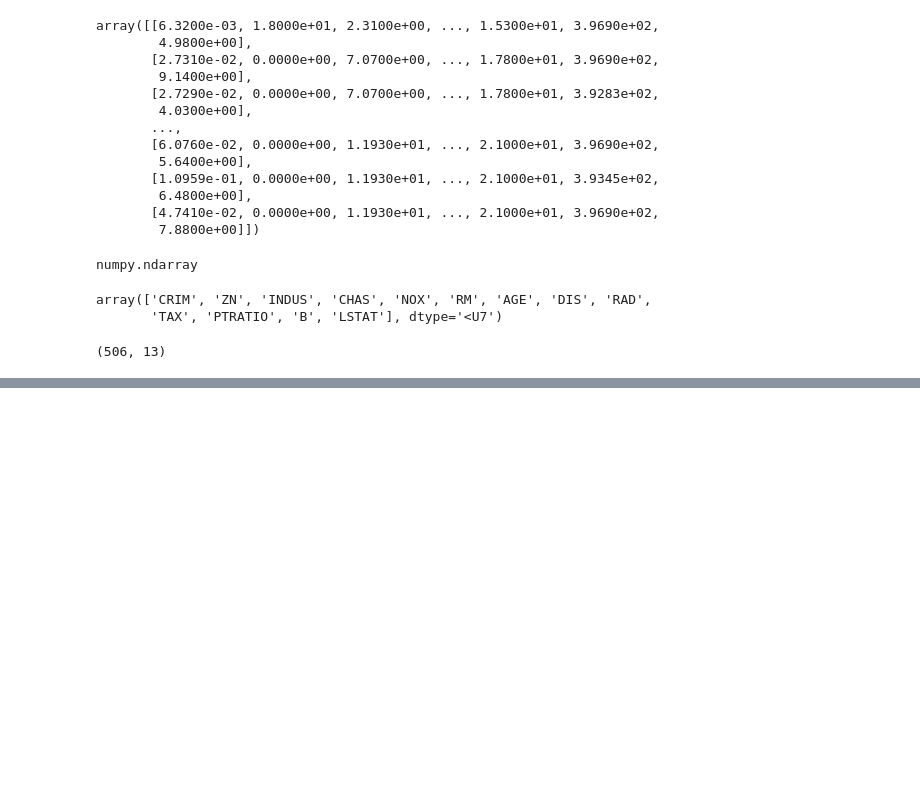
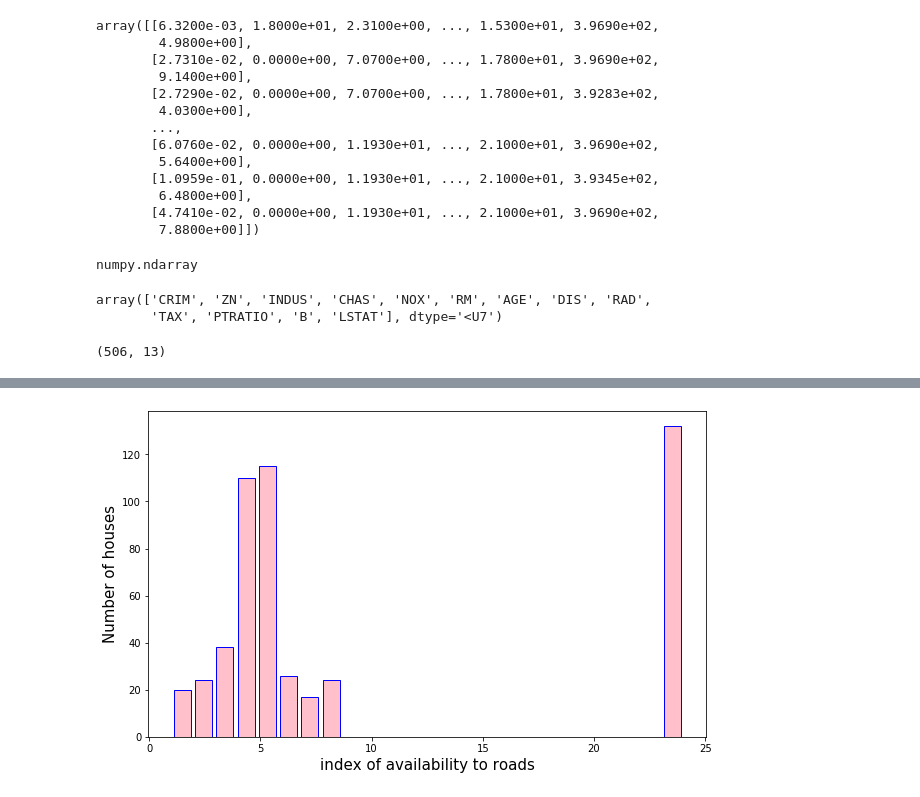
Before and after one commit to Nagaraj-U/Boston-Houseprice-Predictions, a Jupyter notebook: Boston_HousePrices_Prediction.ipynb, the cells around one changed output, grey strips where cells are left out. Cells and saved outputs as stored; diff of their text form; code cells hidden in the pictures; blank space fills up the shorter version.

```diff
--- a/Boston_HousePrices_Prediction.ipynb
+++ b/Boston_HousePrices_Prediction.ipynb
@@ -100,0 +305,9 @@ array([[6.3200e-03, 1.8000e+01, 2.3100e+00, ..., 1.5300e+01, 3.9690e+02,
+# %%
+# visualizing index of accesibility to roads (1 - 24)
+plt.figure(figsize=(10,6))
+plt.hist(data['RAD'],ec='blue',color='pink',bins=24,rwidth=0.8)
+plt.xlabel('index of availability to roads',fontsize=15)
+plt.ylabel('Number of houses',fontsize=15)
+plt.show()
+# %% [output]
+[figure, added]
```
Also changed, not shown: parts of 29 cells of this notebook.
